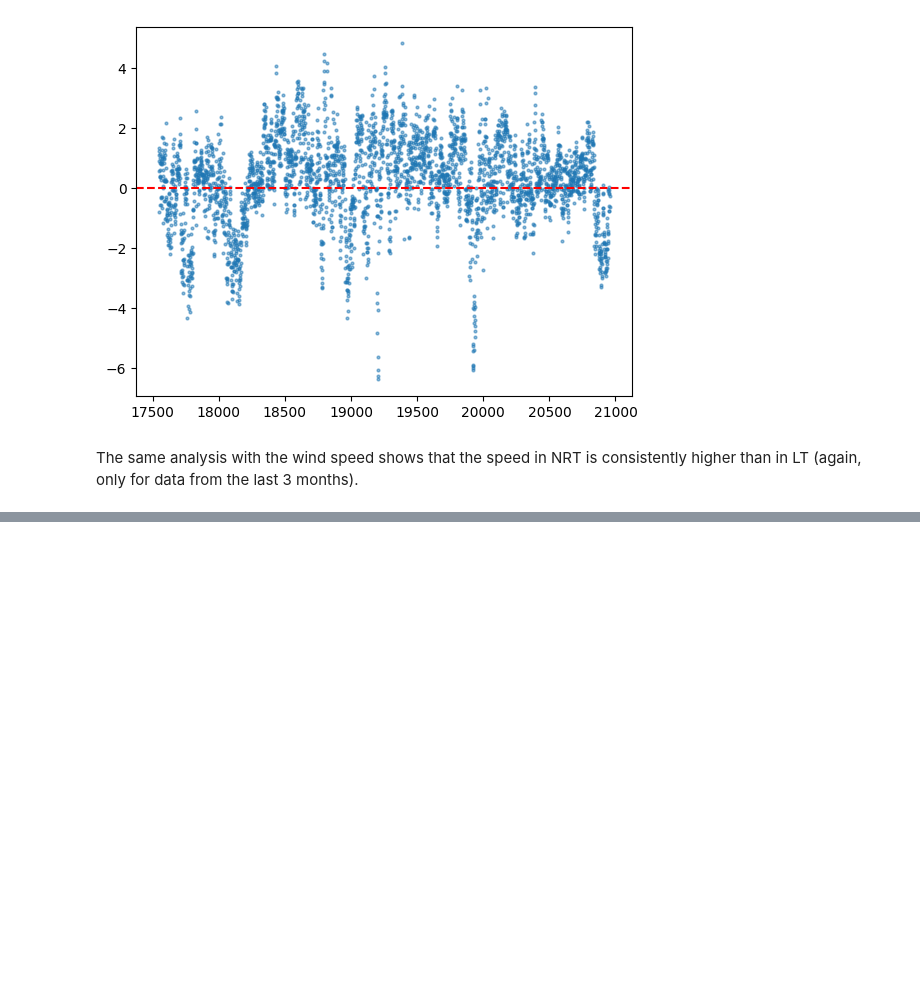
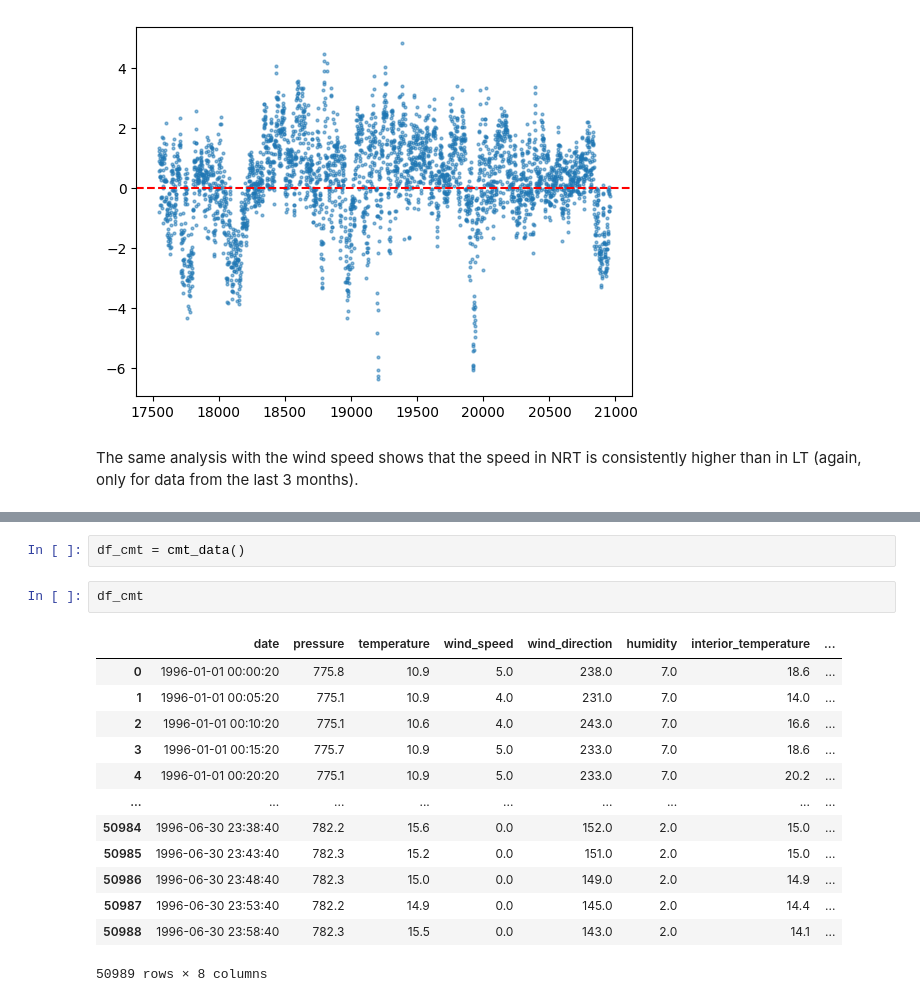
Before and after one commit to ferazuza/aspred, a Jupyter notebook: notebooks/winds.ipynb, the cells around one changed output, grey strips where cells are left out. Drawn from its saved outputs; the diff is of its cells as text; blank space fills up the shorter version.

```diff
--- a/notebooks/winds.ipynb
+++ b/notebooks/winds.ipynb
@@ -275,0 +362,18 @@ The same analysis with the wind speed shows that the speed in NRT is consistentl
+# %%
+df_cmt = cmt_data()
+# %%
+df_cmt
+# %% [output]
+|  | date | pressure | temperature | wind_speed | wind_direction | humidity | interior_temperature | ... |
+| 0 | 1996-01-01 00:00:20 | 775.8 | 10.9 | 5.0 | 238.0 | 7.0 | 18.6 | ... |
+| 1 | 1996-01-01 00:05:20 | 775.1 | 10.9 | 4.0 | 231.0 | 7.0 | 14.0 | ... |
+| 2 | 1996-01-01 00:10:20 | 775.1 | 10.6 | 4.0 | 243.0 | 7.0 | 16.6 | ... |
+| 3 | 1996-01-01 00:15:20 | 775.7 | 10.9 | 5.0 | 233.0 | 7.0 | 18.6 | ... |
+| 4 | 1996-01-01 00:20:20 | 775.1 | 10.9 | 5.0 | 233.0 | 7.0 | 20.2 | ... |
+| ... | ... | ... | ... | ... | ... | ... | ... | ... |
+| 50984 | 1996-06-30 23:38:40 | 782.2 | 15.6 | 0.0 | 152.0 | 2.0 | 15.0 | ... |
+| 50985 | 1996-06-30 23:43:40 | 782.3 | 15.2 | 0.0 | 151.0 | 2.0 | 15.0 | ... |
+| 50986 | 1996-06-30 23:48:40 | 782.3 | 15.0 | 0.0 | 149.0 | 2.0 | 14.9 | ... |
+| 50987 | 1996-06-30 23:53:40 | 782.2 | 14.9 | 0.0 | 145.0 | 2.0 | 14.4 | ... |
+| 50988 | 1996-06-30 23:58:40 | 782.3 | 15.5 | 0.0 | 143.0 | 2.0 | 14.1 | ... |
+50989 rows × 8 columns
```
Also changed, not shown: parts of 15 cells of this notebook, 1 other file.
